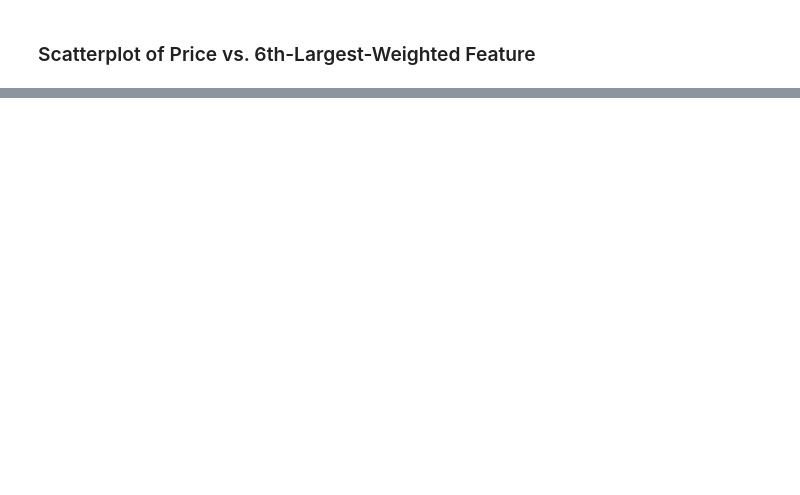
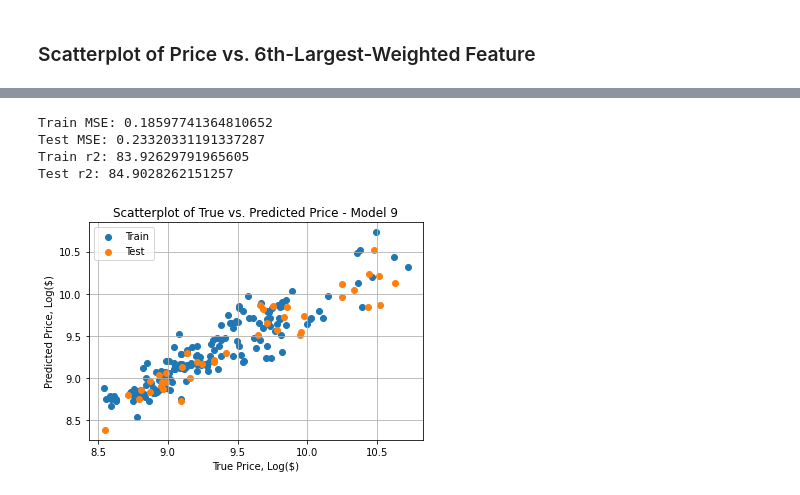
Before and after one commit to wavyvone/Car_Prediction_Analysis, a Jupyter notebook: Regression_with_scatterplots.ipynb, the cells around one changed output, grey strips where cells are left out. Saved outputs shown, nothing was run; the diff lists cells and outputs as text; code cells hidden in the pictures; blank space fills up the shorter version.

Commit message:
Added regression and scatterplot for 9th model

```diff
--- a/Regression_with_scatterplots.ipynb
+++ b/Regression_with_scatterplots.ipynb
@@ -541,0 +546,4 @@ plt.legend();
+# %%
+top2_minmax_train_X = minmax_train_X[["curbweight", "citympg", "highwaympg", "horsepower"]]
+top2_minmax_test_X = minmax_test_X[["curbweight", "citympg", "highwaympg", "horsepower"]]
+top2_minmax_train_X.head()
@@ -541,0 +558,34 @@ plt.legend();
+# %%
+model9 = LinearRegression()
+model9.fit(top2_minmax_train_X, np.log(minmax_train_Y))
+
+model9_pred_train = model9.predict(top2_minmax_train_X)
+model9_pred_test = model9.predict(top2_minmax_test_X)
+
+model9_train_mse = mean_squared_error(np.log(minmax_train_Y), model9_pred_train, squared=False)
+model9_test_mse = mean_squared_error(np.log(minmax_test_Y), model9_pred_test, squared=False)
+
+model9_train_r2 = r2_score(np.log(minmax_train_Y), model9_pred_train) * 100
+model9_test_r2 = r2_score(np.log(minmax_test_Y), model9_pred_test) * 100
+
+print("Train MSE:", model9_train_mse)
+print("Test MSE:", model9_test_mse)
+
+print("Train r2:", model9_train_r2)
+print("Test r2:", model9_test_r2)
+# %% [output]
+Train MSE: 0.18597741364810652
+Test MSE: 0.23320331191337287
+Train r2: 83.92629791965605
+Test r2: 84.9028262151257
+# %%
+# Scatterplot of actual vs. predicted price
+m9train = plt.scatter(np.log(minmax_train_Y), model9_pred_train, label='Train')
+m9test = plt.scatter(np.log(minmax_test_Y), model9_pred_test, label='Test')
+plt.xlabel('True Price, Log($)')
+plt.ylabel('Predicted Price, Log($)')
+plt.title('Scatterplot of True vs. Predicted Price - Model 9')
+plt.grid()
+plt.legend();
+# %% [output]
+[figure, added]
```
Also changed, not shown: parts of 26 cells of this notebook.
